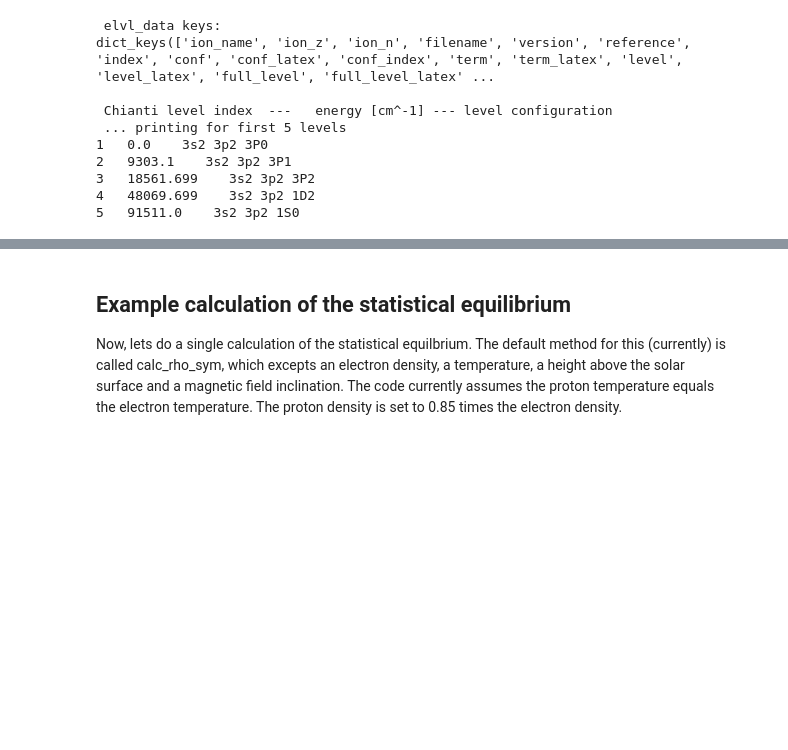
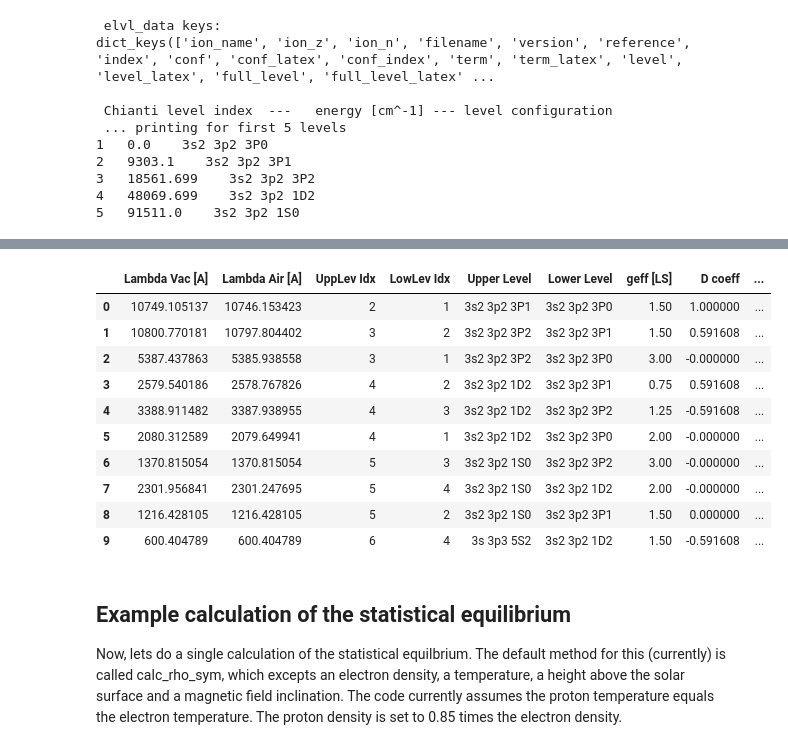
Before and after one commit to tschad/pycelp, a Jupyter notebook: examples/A_tour_of_the_Ion_class.ipynb, the cells around one changed output, grey strips where cells are left out. Saved outputs shown, nothing was run; the diff lists cells and outputs as text; code cells hidden in the pictures; blank space fills up the shorter version.

```diff
--- a/examples/A_tour_of_the_Ion_class.ipynb
+++ b/examples/A_tour_of_the_Ion_class.ipynb
@@ -99,3 +118,18 @@ dict_keys(['ion_name', 'ion_z', 'ion_n', 'filename', 'version', 'reference', 'in
+# %%
+rad_trans_df = fe13.rad_transitions_to_dataframe()
+rad_trans_df[0:10]  ## show first ten transitions only
+# %% [output]
+|  | Lambda Vac [A] | Lambda Air [A] | UppLev Idx | LowLev Idx | Upper Level | Lower Level | geff [LS] | D coeff | ... |
+| 0 | 10749.105137 | 10746.153423 | 2 | 1 | 3s2 3p2 3P1 | 3s2 3p2 3P0 | 1.50 | 1.000000 | ... |
+| 1 | 10800.770181 | 10797.804402 | 3 | 2 | 3s2 3p2 3P2 | 3s2 3p2 3P1 | 1.50 | 0.591608 | ... |
+| 2 | 5387.437863 | 5385.938558 | 3 | 1 | 3s2 3p2 3P2 | 3s2 3p2 3P0 | 3.00 | -0.000000 | ... |
+| 3 | 2579.540186 | 2578.767826 | 4 | 2 | 3s2 3p2 1D2 | 3s2 3p2 3P1 | 0.75 | 0.591608 | ... |
+| 4 | 3388.911482 | 3387.938955 | 4 | 3 | 3s2 3p2 1D2 | 3s2 3p2 3P2 | 1.25 | -0.591608 | ... |
+| 5 | 2080.312589 | 2079.649941 | 4 | 1 | 3s2 3p2 1D2 | 3s2 3p2 3P0 | 2.00 | -0.000000 | ... |
+| 6 | 1370.815054 | 1370.815054 | 5 | 3 | 3s2 3p2 1S0 | 3s2 3p2 3P2 | 3.00 | -0.000000 | ... |
+| 7 | 2301.956841 | 2301.247695 | 5 | 4 | 3s2 3p2 1S0 | 3s2 3p2 1D2 | 2.00 | -0.000000 | ... |
+| 8 | 1216.428105 | 1216.428105 | 5 | 2 | 3s2 3p2 1S0 | 3s2 3p2 3P1 | 1.50 | 0.000000 | ... |
+| 9 | 600.404789 | 600.404789 | 6 | 4 | 3s 3p3 5S2 | 3s2 3p2 1D2 | 1.50 | -0.591608 | ... |
 # %% [markdown]
 ## Example calculation of the statistical equilibrium
 
```
Also changed, not shown: parts of 16 cells of this notebook, 2 other files.
